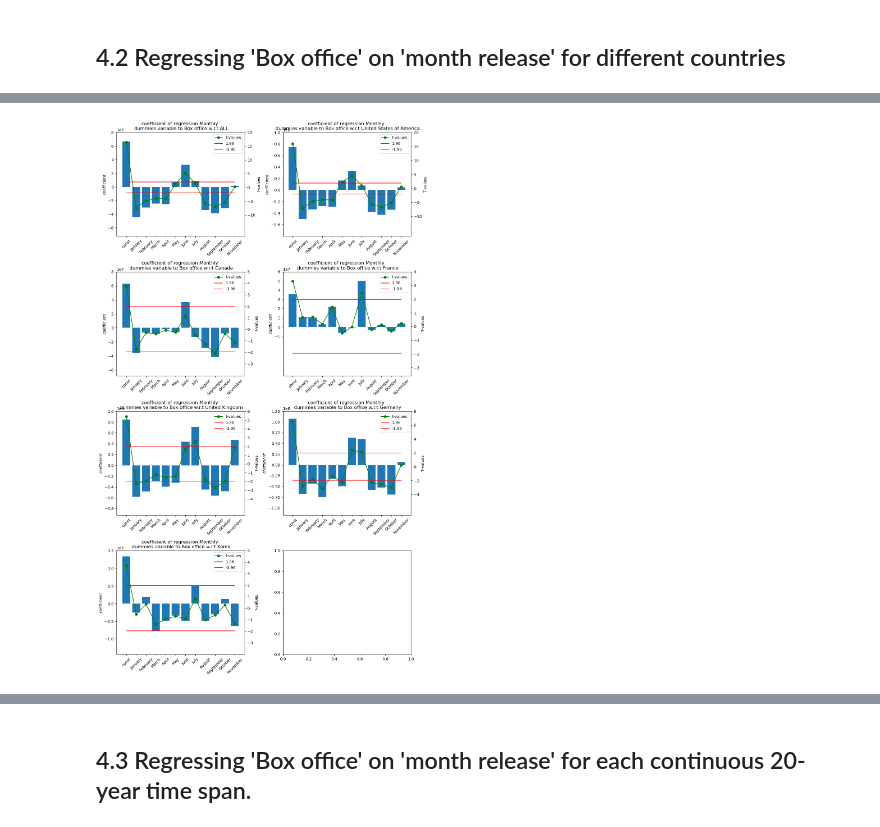
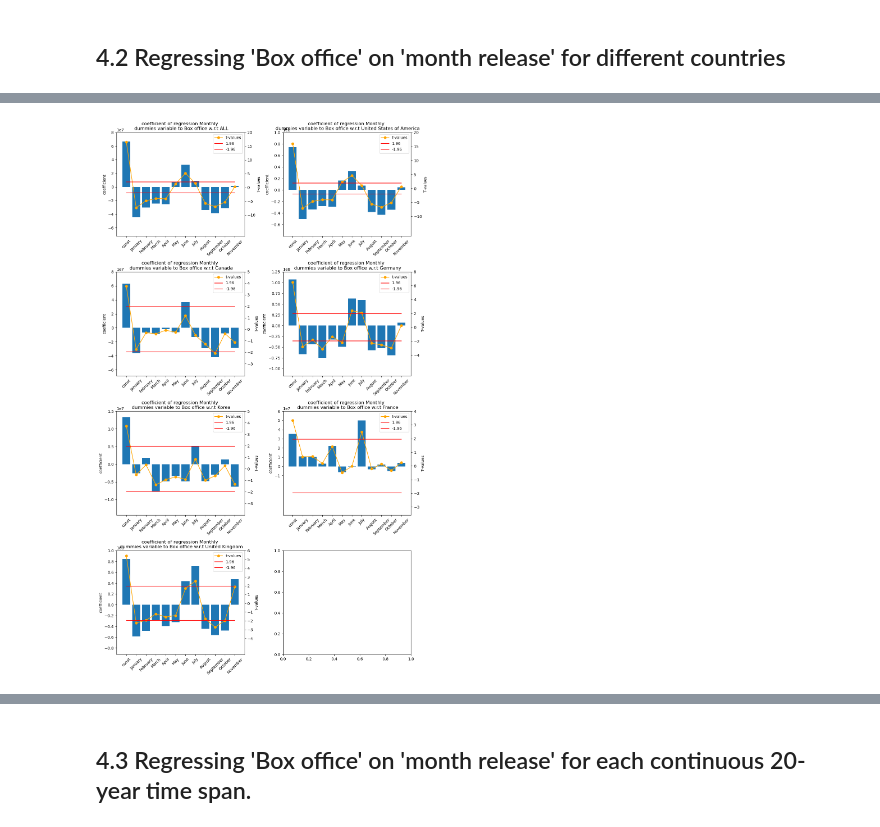
Before and after one commit to epfl-ada/ada-2023-project-deapdatadestroyers, a Jupyter notebook: data_movie_analysis_wen.ipynb, the cells around one changed output, grey strips where cells are left out. Drawn from its saved outputs; the diff is of its cells as text; code cells hidden in the pictures.

```diff
--- a/data_movie_analysis_wen.ipynb
+++ b/data_movie_analysis_wen.ipynb
@@ -355,6 +358,9 @@ The following step is to add some new independent variables like genre to see if
 # %%
-#1. drop 'nan' row of box office and month release columns.
-df_movie.dropna(subset = ['Box office', 'Month'], inplace = True)
+# Deep copy the data set
+df_movie_month = df_movie.copy(deep=True)
 
-#2. Drop the row with 'Year' smaller than 1800.
-df_movie = df_movie[df_movie['Year'] >= 1800]
+# Drop 'nan' row of box office and month release columns.
+df_movie_month.dropna(subset = ['Box office', 'Month'], inplace = True)
+
+# Drop the row with 'Year' smaller than 1800.
+df_movie_month = df_movie_month[df_movie_month['Year'] >= 1800]
@@ -447,8 +444,9 @@ South Africa
 # %%
-#we only research on the countries with data more than 200.
+# We regress box office on dummies varibles of release month with respect to different countries.
+# Note that in section 2, we only choose the countries with more than 200 datasets.
 for country in list_of_countries:
-    index_of_data = df_movie['Countries (Freebase ID:name tuples)'].str.contains(country)
+    index_of_data = df_movie_month['Countries (Freebase ID:name tuples)'].str.contains(country)
     if index_of_data.sum() >= 200:
-        model = sm.OLS(df_movie[index_of_data]['Box office'].values, month_release[index_of_data,:]).fit()
+        model = sm.OLS(df_movie_month[index_of_data]['Box office'].values, month_release[index_of_data,:]).fit()
         w[country] = [model.params, model.tvalues]
 # %% [markdown]
@@ -456,49 +454,65 @@ for country in list_of_countries:
 # %%
 # Generate a list of month names
 months = list(calendar.month_name)[1:]
 months = months[:-1]
 months.insert(0, 'const')
 
-# Create a subplot with 4 rows and 2 columns
-fig, axes = plt.subplots(4, 2, figsize=(12, 20))
-axes = axes.flatten()
 
-# Create bar charts for each country
-for i, name in zip(np.arange(0,8),w.keys()):
-    ax = axes[i]
-    ax.bar(months, w[name][0])
-    ax.set_title('coefficient of regression Monthly \n dummies variable to Box office w.r.t {}'.format(name))
-    ax.set_xticks(range(len(months)))
-    ax.set_xticklabels(months, rotation=45)
-    ax.set_ylabel('coefficient')
-    ax2 = ax.twinx()
-    ax2.plot(months, w[name][1], color='green', marker='o', label='t-values')
-    ax2.plot(months, 12*[1.96], color='red', label='1.96')
-    ax2.plot(months, 12*[-1.96], color='red', label='-1.96')
-    ax2.set_ylabel('T-values')
-    ax2.legend(loc='upper right')
+def box_month_plot(height, width, dictionary, months, f_h, f_w):
+    """Plot the coefficient of regression
 
-    aL, aaL = ax.get_ylim()
-    aR, aaR = ax2.get_ylim()
-    Left = ax.get_yticks()
-    Right = ax2.get_yticks()
+    Args:
+        height (int): number of subplot in vertical axis
+        width (int): number of subplot in horizontal axis
+        dictionary (dict): dictionary to store the coefficient and t-values
+        months (list): list of month
+        f_h (int): height of figure size
+        f_w (int): wight of figure size
 
-    aaL = max(aaL,abs(aL))
-    aL = min(-aaL,aL)
-    aaR = max(aaR,abs(aaR))
-    aR = min(-aaR,aR)
-    ax.set_ylim(aL,aaL)
-    ax2.set_ylim(aR,aaR)
+    """
+    # Create a subplot with 4 rows and 2 columns
+    fig, axes = plt.subplots(height, width, figsize=(f_h, f_w))
+    axes = axes.flatten()
 
-    ax.set_yticks(Left)
-    ax2.set_yticks(Right)
+    # Create bar charts for each country
+    for i, name in zip(np.arange(0,height*width),dictionary.keys()):
+        ax = axes[i]
+        ax.bar(months, dictionary[name][0])
+        if isinstance(name,int) or isinstance(name,np.int64) :
+            ax.set_title('coefficient of regression Monthly \n dummies variable to Box office w.r.t {}-{}'.format(name, name+20))
+        else:
+            ax.set_title('coefficient of regression Monthly \n dummies variable to Box office w.r.t {}'.format(name))
+        ax.set_xticks(range(len(months)))
+        ax.set_xticklabels(months, rotation=45)
+        ax.set_ylabel('coefficient')
+        ax2 = ax.twinx()
 
+        # Plot the t-values and 1.96 and -1.96 to check whether the coefficient is significant.
+        ax2.plot(months, dictionary[name][1], color='orange', marker='o', label='t-values')
+        ax2.plot(months, 12*[1.96], color='red', label='1.96')
+        ax2.plot(months, 12*[-1.96], color='red', label='-1.96')
+        ax2.set_ylabel('T-values')
+        ax2.legend(loc='upper right')
 
-plt.tight_layout()
+        # Align the zero point for the left y-axis and right y-axis.
+        aL, aaL = ax.get_ylim()
+        aR, aaR = ax2.get_ylim()
+        Left = ax.get_yticks()
+        Right = ax2.get_yticks()
+        aaL = max(aaL,abs(aL))
+        aL = min(-aaL,aL)
+        aaR = max(aaR,abs(aaR))
+        aR = min(-aaR,aR)
+        ax.set_ylim(aL,aaL)
+        ax2.set_ylim(aR,aaR)
+        ax.set_yticks(Left)
+        ax2.set_yticks(Right)
 
-# Show the plot
-plt.show()
+    plt.tight_layout()
+    plt.show()
+
+box_month_plot(4, 2, w, months, 12, 20)
 # %% [output]
-[figure, old version]
+[figure, new version]
 # %% [markdown]
 ### What we find?
```
Also changed, not shown: parts of 20 cells of this notebook.
